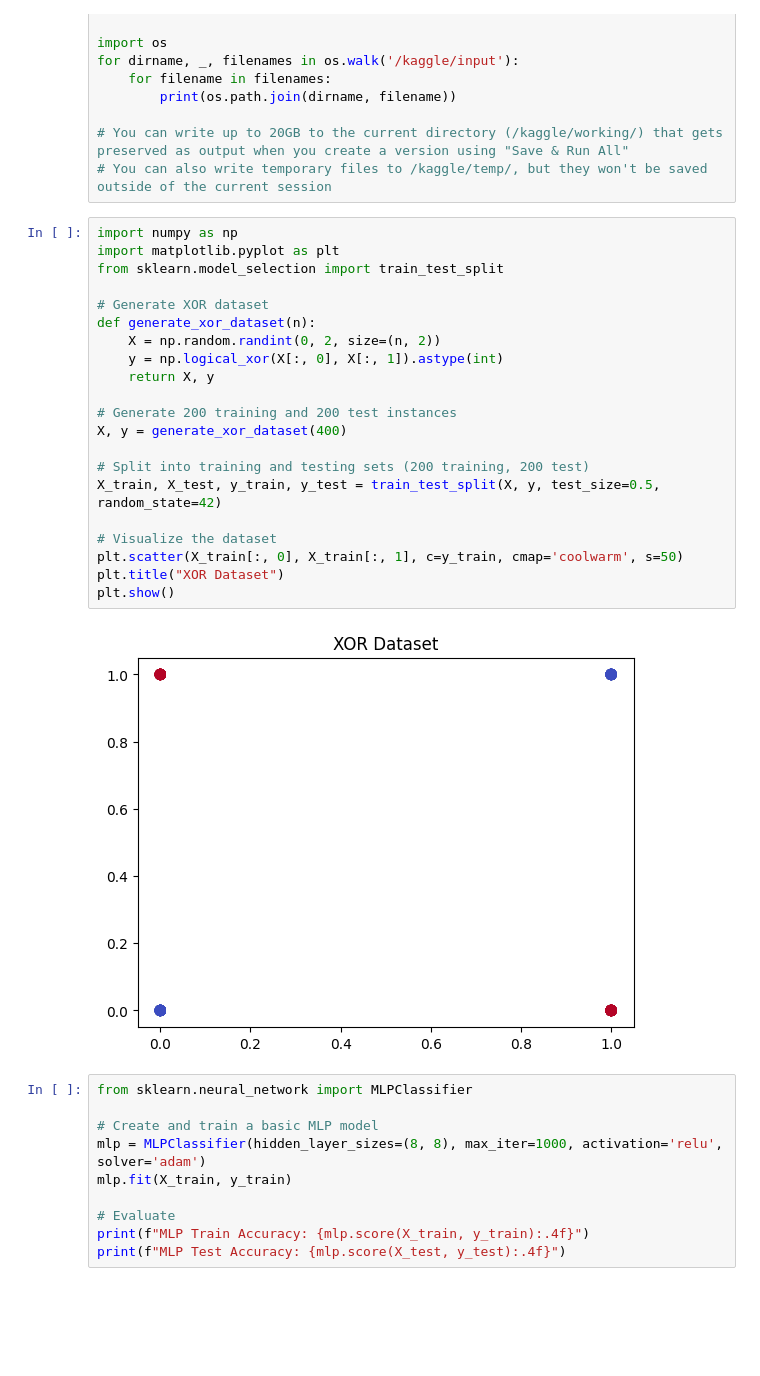
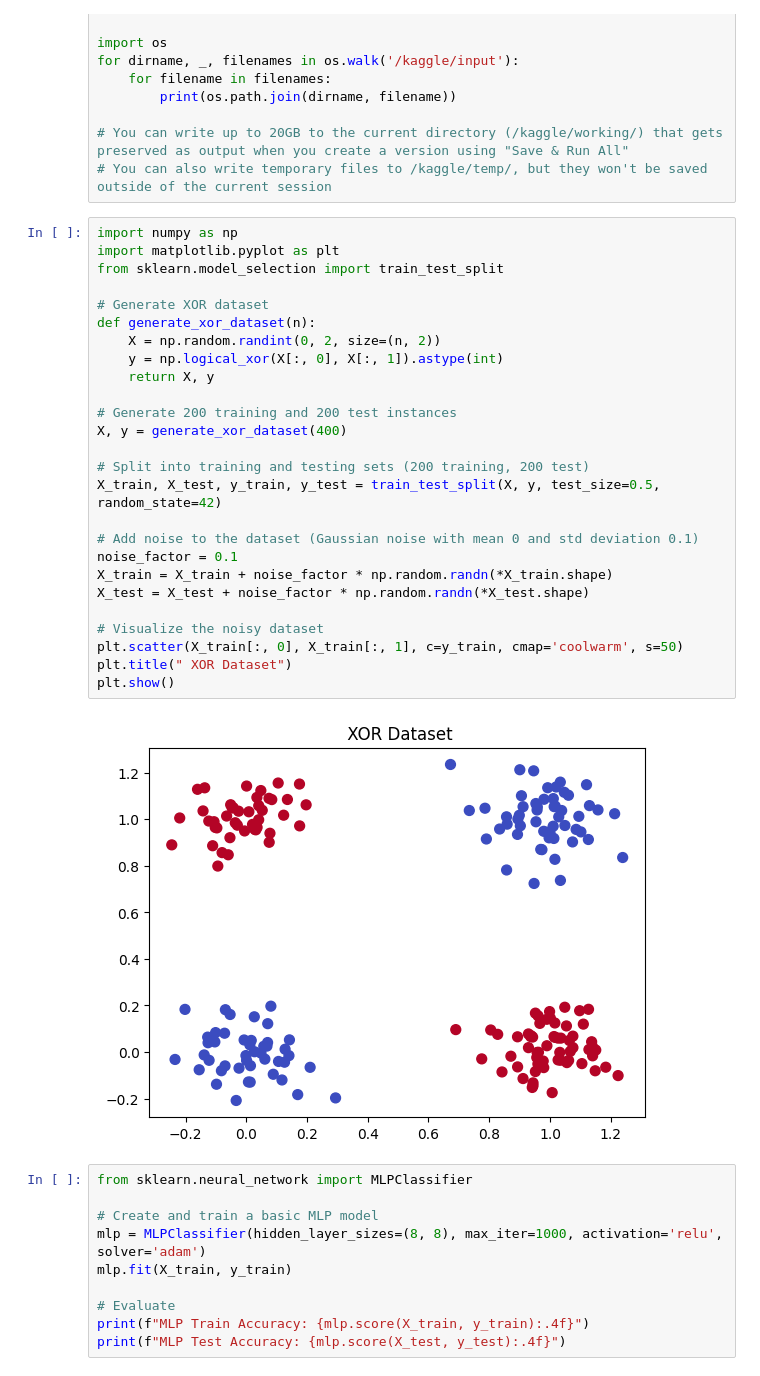
Before and after one commit to Rachit23110261/ML_Assignment_3_23110261_23110189_23110306, a Jupyter notebook: ml-assignmwnt-3-question-2.ipynb, the cells around one changed output. Saved outputs shown, nothing was run; the diff lists cells and outputs as text; blank space fills up the shorter version.

```diff
--- a/ml-assignmwnt-3-question-2.ipynb
+++ b/ml-assignmwnt-3-question-2.ipynb
@@ -19,26 +19,31 @@ for dirname, _, filenames in os.walk('/kaggle/input'):
 # %%
 import numpy as np
 import matplotlib.pyplot as plt
 from sklearn.model_selection import train_test_split
 
 # Generate XOR dataset
 def generate_xor_dataset(n):
     X = np.random.randint(0, 2, size=(n, 2))
     y = np.logical_xor(X[:, 0], X[:, 1]).astype(int)
     return X, y
 
 # Generate 200 training and 200 test instances
 X, y = generate_xor_dataset(400)
 
 # Split into training and testing sets (200 training, 200 test)
 X_train, X_test, y_train, y_test = train_test_split(X, y, test_size=0.5, random_state=42)
 
-# Visualize the dataset
+# Add noise to the dataset (Gaussian noise with mean 0 and std deviation 0.1)
+noise_factor = 0.1
+X_train = X_train + noise_factor * np.random.randn(*X_train.shape)
+X_test = X_test + noise_factor * np.random.randn(*X_test.shape)
+
+# Visualize the noisy dataset
 plt.scatter(X_train[:, 0], X_train[:, 1], c=y_train, cmap='coolwarm', s=50)
-plt.title("XOR Dataset")
+plt.title(" XOR Dataset")
 plt.show()
 # %% [output]
-[figure, old version]
+[figure, new version]
 # %%
 from sklearn.neural_network import MLPClassifier
 
```
Also changed, not shown: parts of 1 cell of this notebook.
